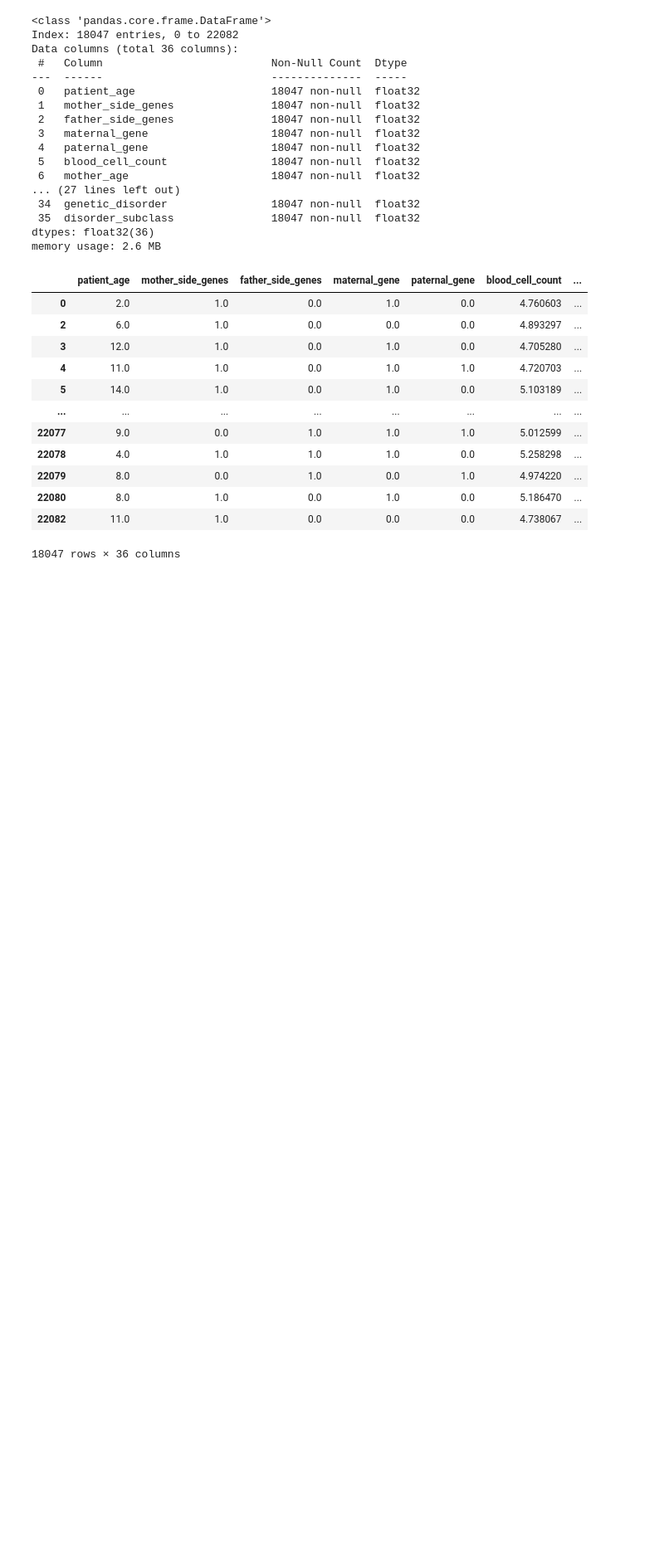
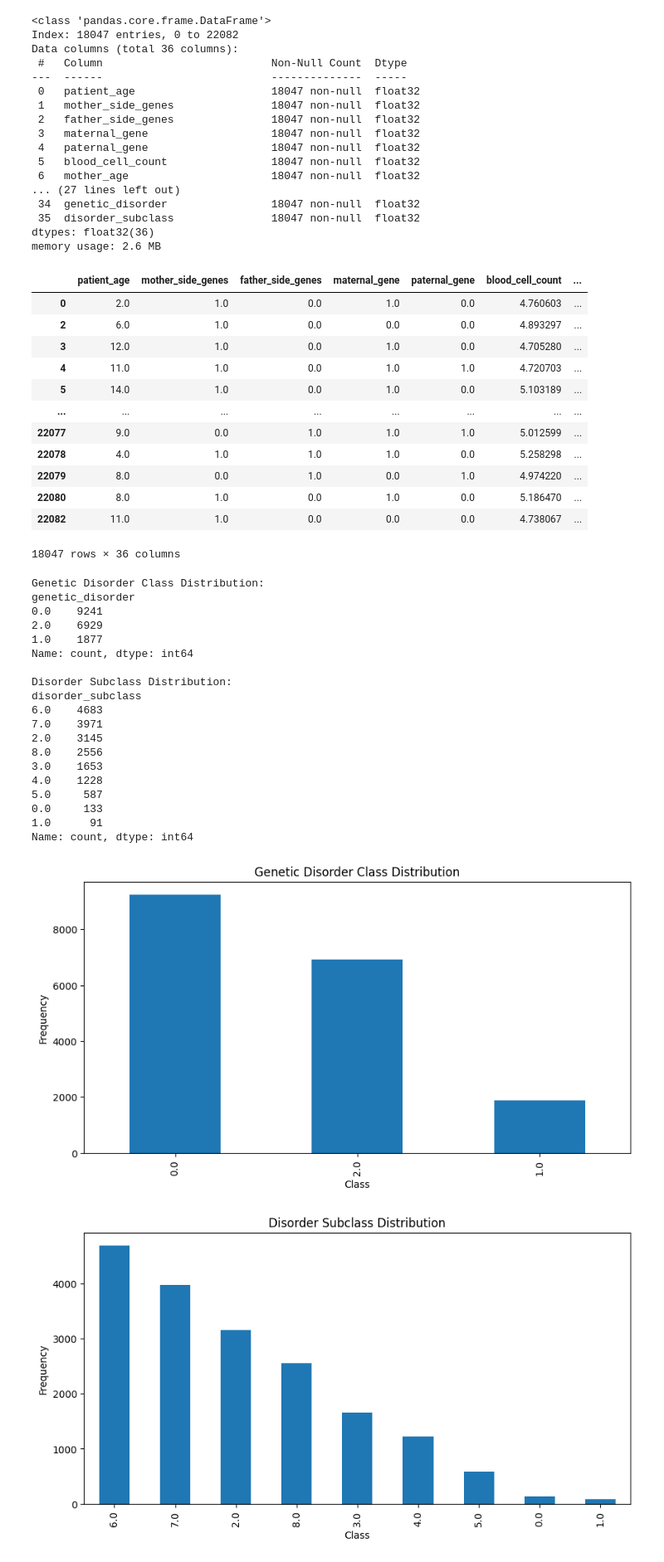
Before and after one commit to DinuGeorge0019/GenomPrediction, a Jupyter notebook: _Notebooks/dataset_processing.ipynb, the cells around one changed output. Shown at 83% size. Drawn from its saved outputs; the diff is of its cells as text; code cells hidden in the pictures; blank space fills up the shorter version.

```diff
--- a/_Notebooks/dataset_processing.ipynb
+++ b/_Notebooks/dataset_processing.ipynb
@@ -246,4 +246,52 @@ generic_disorder_df
 | 22080 | 8.0 | 1.0 | 0.0 | 1.0 | 0.0 | 5.186470 | ... |
 | 22082 | 11.0 | 1.0 | 0.0 | 0.0 | 0.0 | 4.738067 | ... |
 18047 rows × 36 columns
+# %%
+import matplotlib.pyplot as plt
+
+genetic_disorder_distribution = generic_disorder_df['genetic_disorder'].value_counts()
+disorder_subclass_distribution = generic_disorder_df['disorder_subclass'].value_counts()
+
+print("Genetic Disorder Class Distribution:")
+print(genetic_disorder_distribution)
+print("\nDisorder Subclass Distribution:")
+print(disorder_subclass_distribution)
+
+# Plot Genetic Disorder Class Distribution
+plt.figure(figsize=(10, 5))
+genetic_disorder_distribution.plot(kind='bar')
+plt.title('Genetic Disorder Class Distribution')
+plt.xlabel('Class')
+plt.ylabel('Frequency')
+plt.show()
+
+# Plot Disorder Subclass Distribution
+plt.figure(figsize=(10, 5))
+disorder_subclass_distribution.plot(kind='bar')
+plt.title('Disorder Subclass Distribution')
+plt.xlabel('Class')
+plt.ylabel('Frequency')
+plt.show()
+# %% [output]
+Genetic Disorder Class Distribution:
+genetic_disorder
+0.0    9241
+2.0    6929
+1.0    1877
+Name: count, dtype: int64
+
+Disorder Subclass Distribution:
+disorder_subclass
+6.0    4683
+7.0    3971
+2.0    3145
+8.0    2556
+3.0    1653
+4.0    1228
+5.0     587
+0.0     133
+1.0      91
+Name: count, dtype: int64
+[figure, added]
+[figure, added]
 # %%
```
Also changed, not shown: parts of 1 cell of this notebook, 16 other files.
